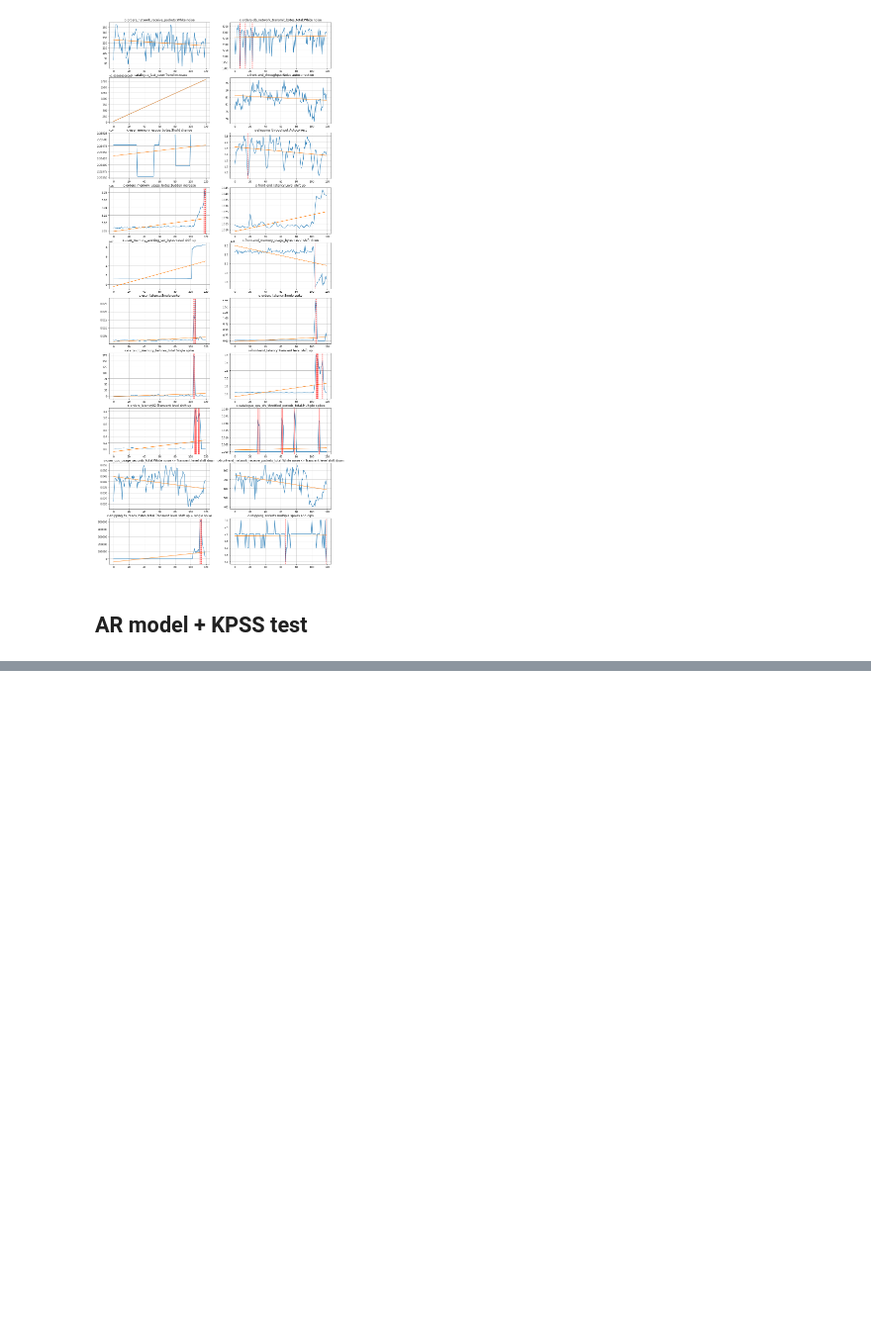
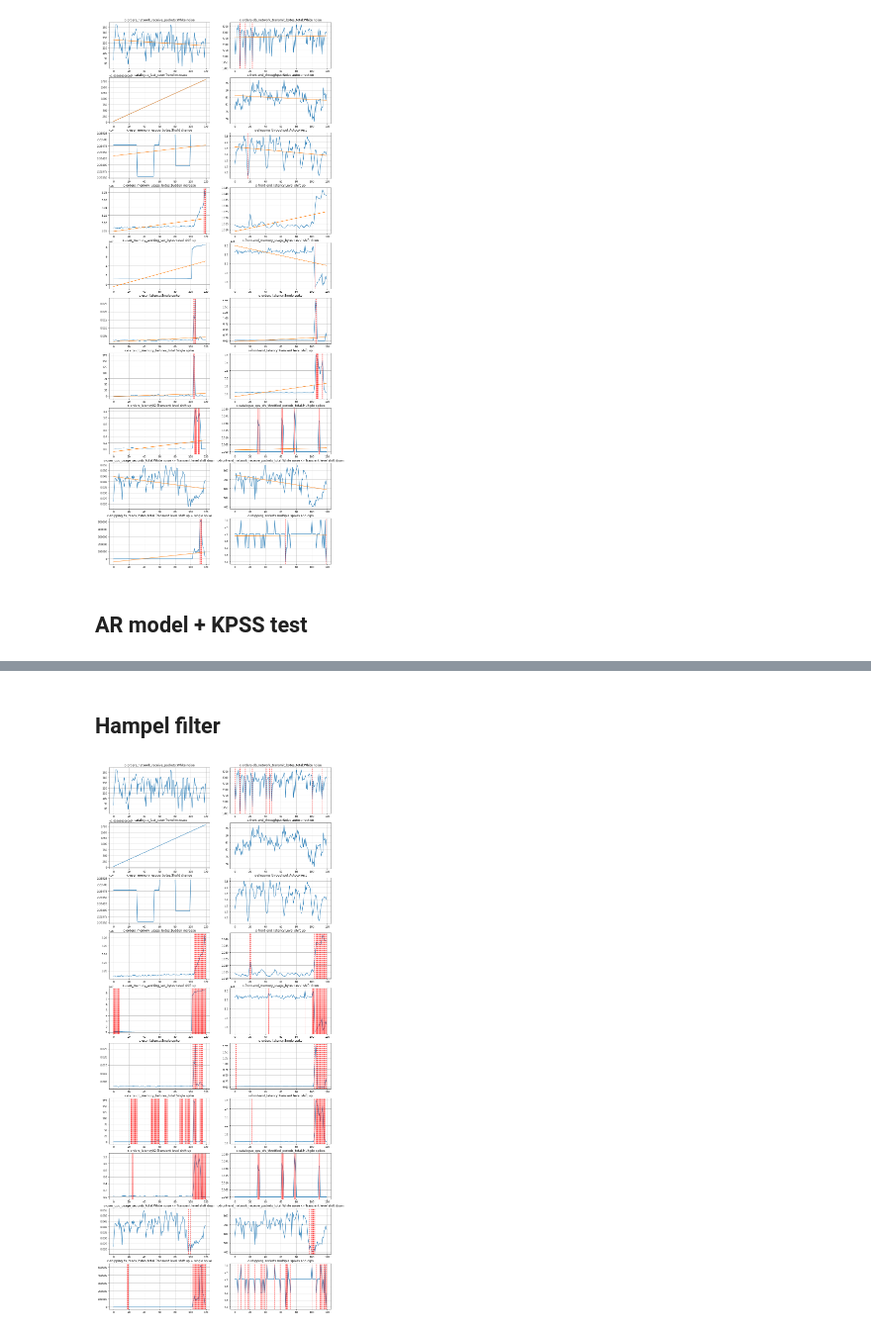
Before and after one commit to ai4sre/meltria-analyzer, a Jupyter notebook: notebooks/kpsstest.ipynb, the cells around one changed output, grey strips where cells are left out. Shown at 99% size. Saved outputs shown, nothing was run; the diff lists cells and outputs as text; code cells hidden in the pictures; blank space fills up the shorter version.

```diff
--- a/notebooks/kpsstest.ipynb
+++ b/notebooks/kpsstest.ipynb
@@ -200,0 +263,32 @@ for case, ax in zip(cases, axs.flatten()):
+# %% [markdown]
+## Hampel filter
+# %%
+from scipy import stats
+
+def hampel_filter(x: np.ndarray, sigma=3) -> np.ndarray:
+    k = 1.4826
+    median = np.median(x)
+    dev = np.abs(x - median)
+    # mad = stats.median_absolute_deviation(x, scale=1)
+    mad = k * np.median(dev)
+    return np.where(dev > mad * sigma)[0]
+# %%
+cases = sockshop.testcases_of_sockshop
+fig, axs = plt.subplots(math.ceil(len(cases)//2), ncols=2)
+fig.set_size_inches(16, 2*len(cases))
+for case, ax in zip(cases, axs.flatten()):
+    ts = np.array(case['datapoints'])
+    ax.set_title(case['name'] + ':' + case['pattern'])
+    ax.plot(ts)
+    ax.grid()
+
+    outliers = hampel_filter(ts, sigma=3)
+    for i in outliers:
+        ax.axvline(i, color='red', linestyle='dashed', label='breaks')
+
+    # stat, p_value, lags, _ = kpss(ts, regression='ct')
+    # if p_value <= 0.01:
+    #     ax.axvline(ts.size, color='red', linestyle='dashed', label='breaks')
+    # print(f"{case['name']}:{case['pattern']}", p_value, lags)
+# %% [output]
+[figure, added]
```
Also changed, not shown: parts of 8 cells of this notebook.
